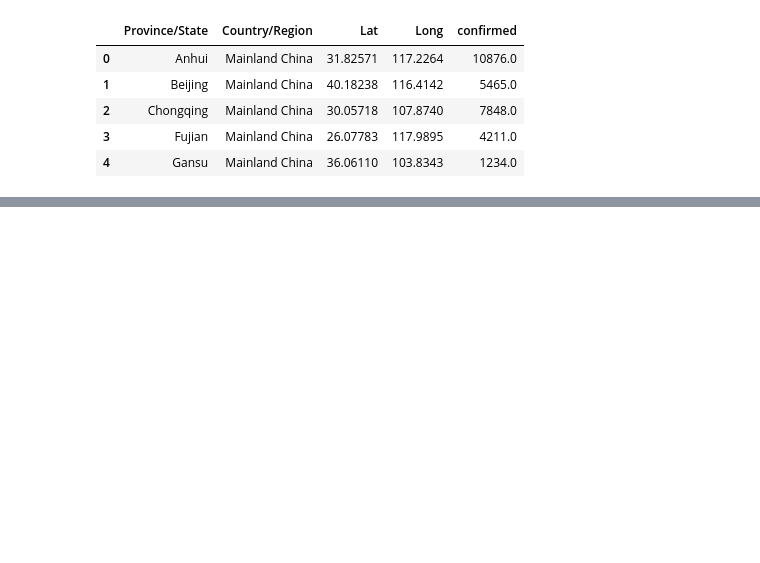
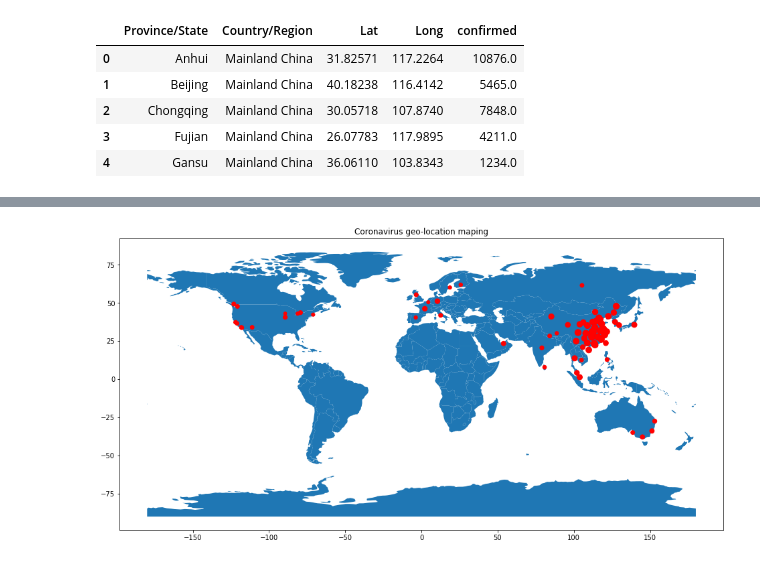
Before and after one commit to shadab4150/Clustering_projects, a Jupyter notebook: coronavirus.ipynb, the cells around one changed output, grey strips where cells are left out. Drawn from its saved outputs; the diff is of its cells as text; code cells hidden in the pictures; blank space fills up the shorter version.

```diff
--- a/coronavirus.ipynb
+++ b/coronavirus.ipynb
@@ -166,2 +162,4 @@ df.shape
+# %%
+df1['size']=np.log(df1.confirmed.values)*30
 # %%
 df1.fillna(0,inplace=True)
@@ -178,0 +175,6 @@ fig.show()
+# %%
+df2=df1[['Long','Lat','confirmed','Province/State']].copy()
+# %%
+df2.columns=['Longitue','Latitude','confirmed','Province/State']
+# %%
+df2['color1']=pd.factorize(df2['Province/State'])[0]
@@ -178,0 +190,14 @@ fig.show()
+# %%
+from shapely.geometry import Point
+import geopandas as gpd
+from geopandas import GeoDataFrame
+
+
+geometry = [Point(xy) for xy in zip(df1['Long'], df1['Lat'])]
+gdf = GeoDataFrame(df2, geometry=geometry)
+
+world = gpd.read_file(gpd.datasets.get_path('naturalearth_lowres'))
+gdf.plot(ax=world.plot(figsize=(20, 8)), marker='o', color='red', markersize='confirmed1',legend=True,categorical=False);
+plt.title('Coronavirus geo-location maping');
+# %% [output]
+[figure, added]
```
Also changed, not shown: parts of 6 cells of this notebook.
